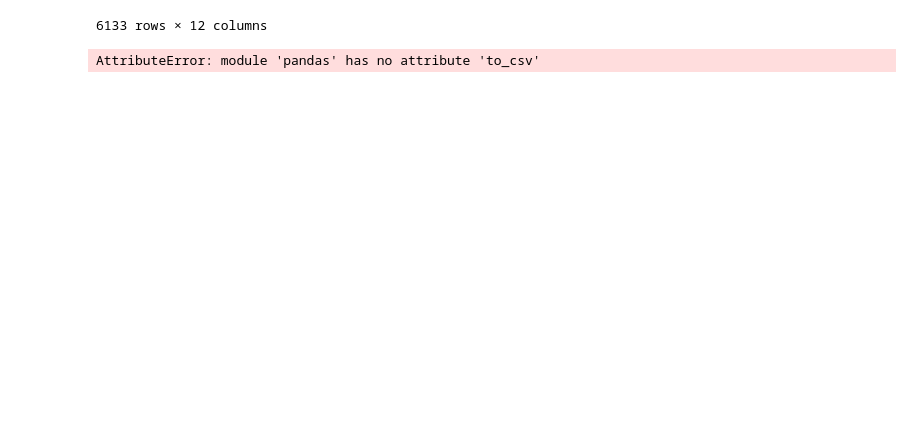
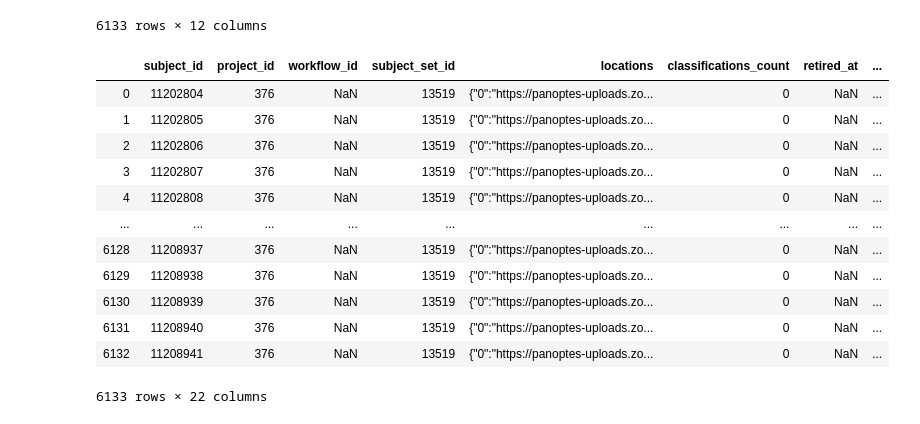
Before and after one commit to nisaputri/The-Shakespeares-UMD, a Jupyter notebook: Shakespeare Data Cleaning and Processing.ipynb, the cells around one changed output. Drawn from its saved outputs; the diff is of its cells as text; code cells hidden in the pictures; blank space fills up the shorter version.

Commit message:
Added classification data set

```diff
--- a/Shakespeare Data Cleaning and Processing.ipynb
+++ b/Shakespeare Data Cleaning and Processing.ipynb
@@ -77,4 +75,22 @@ merged = subject.merge(newsletters, how = 'left', on = 'Filename')
+# %%
+merged = subject.merge(newsletters, how = 'inner', on = 'Filename')
+
+#Dropping metadata column since it is redundant with the information in newletter dataset
+merged = merged.drop(columns = 'metadata', axis = 1)
+merged
+# %% [output]
+|  | subject_id | project_id | workflow_id | subject_set_id | locations | classifications_count | retired_at | ... |
+| 0 | 11202804 | 376 | NaN | 13519 | {"0":"https://panoptes-uploads.zo... | 0 | NaN | ... |
+| 1 | 11202805 | 376 | NaN | 13519 | {"0":"https://panoptes-uploads.zo... | 0 | NaN | ... |
+| 2 | 11202806 | 376 | NaN | 13519 | {"0":"https://panoptes-uploads.zo... | 0 | NaN | ... |
+| 3 | 11202807 | 376 | NaN | 13519 | {"0":"https://panoptes-uploads.zo... | 0 | NaN | ... |
+| 4 | 11202808 | 376 | NaN | 13519 | {"0":"https://panoptes-uploads.zo... | 0 | NaN | ... |
+| ... | ... | ... | ... | ... | ... | ... | ... | ... |
+| 6128 | 11208937 | 376 | NaN | 13519 | {"0":"https://panoptes-uploads.zo... | 0 | NaN | ... |
+| 6129 | 11208938 | 376 | NaN | 13519 | {"0":"https://panoptes-uploads.zo... | 0 | NaN | ... |
+| 6130 | 11208939 | 376 | NaN | 13519 | {"0":"https://panoptes-uploads.zo... | 0 | NaN | ... |
+| 6131 | 11208940 | 376 | NaN | 13519 | {"0":"https://panoptes-uploads.zo... | 0 | NaN | ... |
+| 6132 | 11208941 | 376 | NaN | 13519 | {"0":"https://panoptes-uploads.zo... | 0 | NaN | ... |
+6133 rows × 22 columns
 # %%
 merged.to_csv("newsletters_subjectid.csv")
-# %% [output]
-AttributeError: module 'pandas' has no attribute 'to_csv'
```
Also changed, not shown: parts of 4 cells of this notebook, 1 other file.
